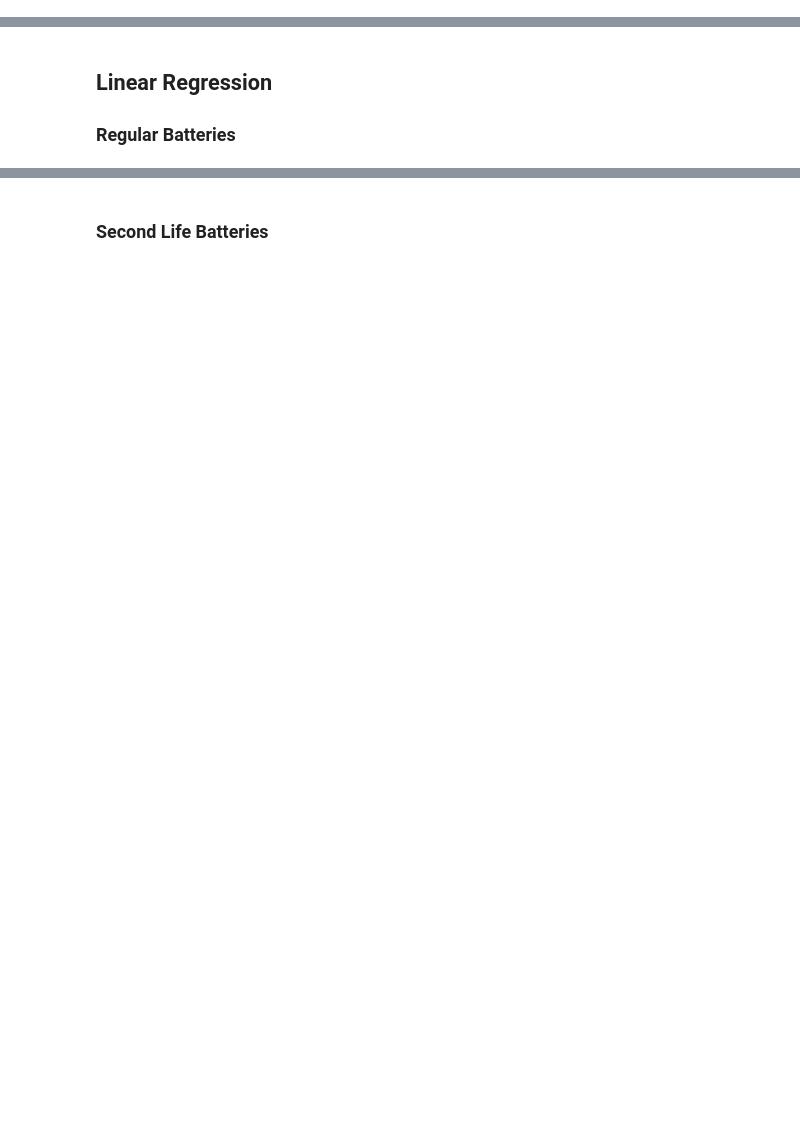
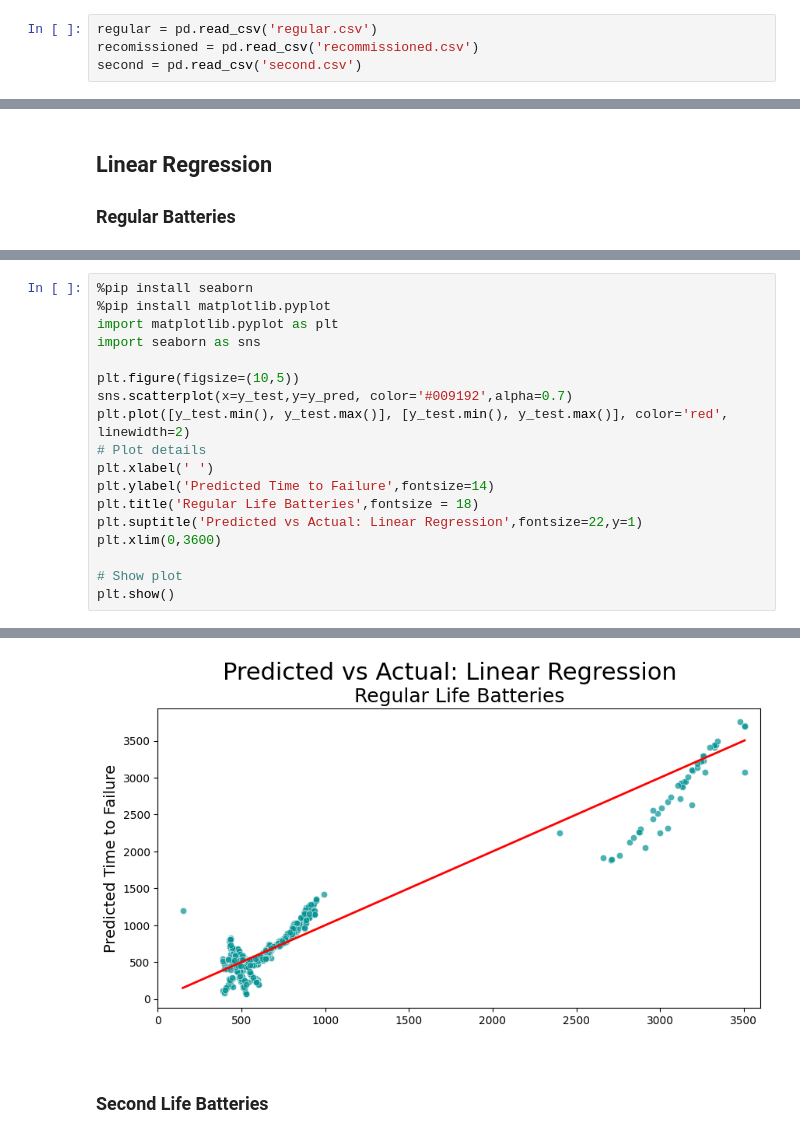
Before and after one commit to AI-Enthusiast/18650-Accelerated-Battery-Life-Testing, a Jupyter notebook: ML_WriteUp.ipynb, the cells around one changed output, grey strips where cells are left out. Saved outputs shown, nothing was run; the diff lists cells and outputs as text; blank space fills up the shorter version.

```diff
--- a/ML_WriteUp.ipynb
+++ b/ML_WriteUp.ipynb
@@ -282,5 +290,9 @@ model_metrics(weibull_fit, regular)
 # Maching Learning Models
 
 We focused on three models of increasing complexity: linear regression, random forest, and neural networks. We used the classifiers from sklearn for linear regression and random forest, and tensorflow for the neural network. For each of these, we wanted to find the $MSE$, $AIC$, and $R^2$ terms. Below is the code for each model.
+# %%
+regular = pd.read_csv('regular.csv')
+recomissioned = pd.read_csv('recommissioned.csv')
+second = pd.read_csv('second.csv')
 # %% [markdown]
 Below is some cleaning code.
@@ -361,3 +369,22 @@ print(f'R^2 Score: {r2}')
 Mean Square Error: 33084.62801462147
 AIC Score: 7804.711208251066
 R^2 Score: 0.9098979700916326
+# %%
+%pip install seaborn
+%pip install matplotlib.pyplot
+import matplotlib.pyplot as plt
+import seaborn as sns
+
+plt.figure(figsize=(10,5))
+sns.scatterplot(x=y_test,y=y_pred, color='#009192',alpha=0.7)
+plt.plot([y_test.min(), y_test.max()], [y_test.min(), y_test.max()], color='red', linewidth=2)
+# Plot details
+plt.xlabel(' ')
+plt.ylabel('Predicted Time to Failure',fontsize=14)
+plt.title('Regular Life Batteries',fontsize = 18)
+plt.suptitle('Predicted vs Actual: Linear Regression',fontsize=22,y=1)
+plt.xlim(0,3600)
+
+# Show plot
+plt.show()
+# %% [output]
@@ -364,3 +410,4 @@ R^2 Score: 0.9098979700916326
+[figure, added]
 # %% [markdown]
 ### Second Life Batteries
 # %%
```
Also changed, not shown: parts of 28 cells of this notebook.
